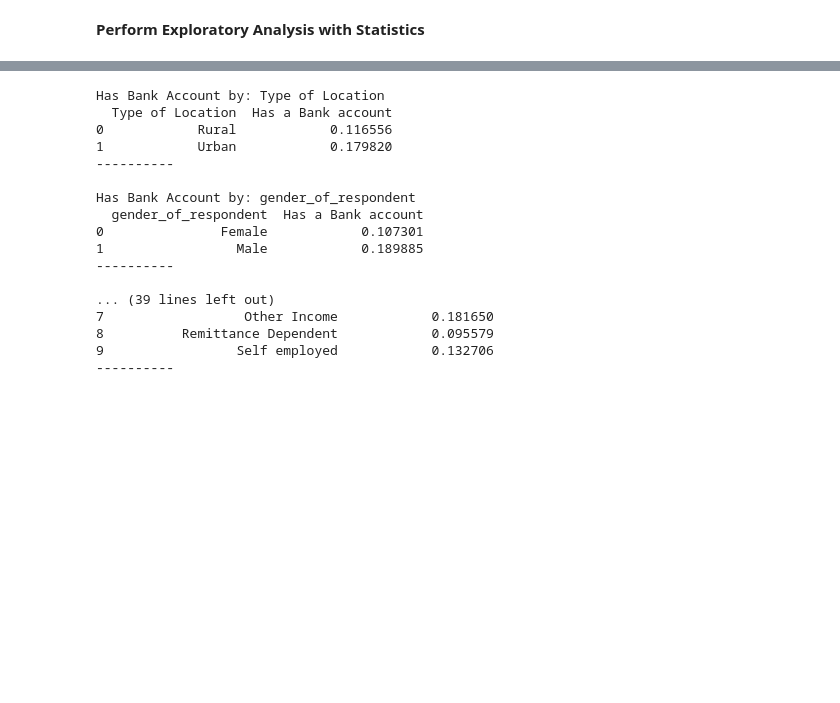
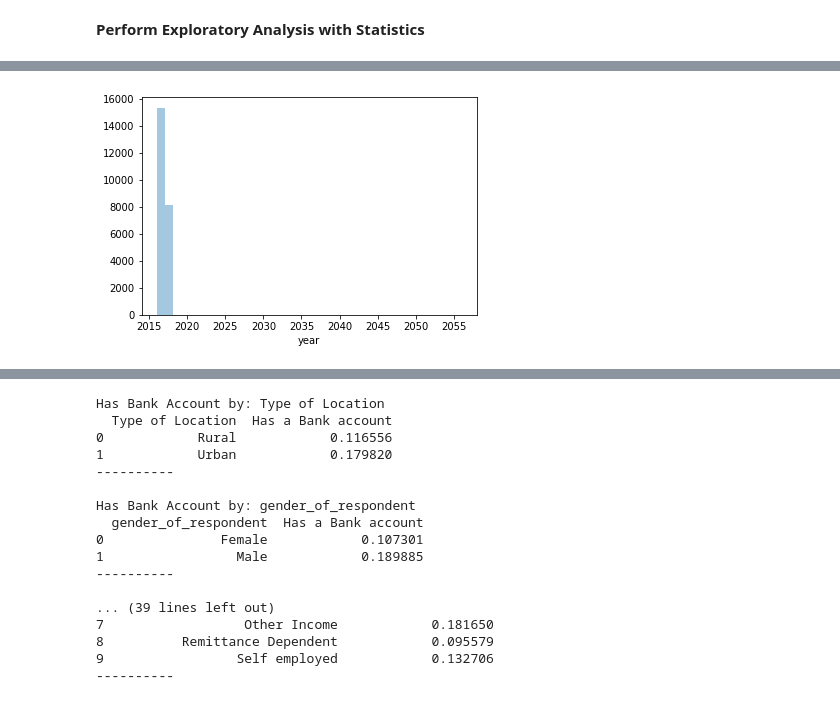
Before and after one commit to Nzaya/Bank-Account-Prediction, a Jupyter notebook: "Moringa_Data_Science_Core_W2_Independent_Project_2019_06_Sharon_Nzaya_Python_Notebook".ipynb, the cells around one changed output, grey strips where cells are left out. Cells and saved outputs as stored; diff of their text form; code cells hidden in the pictures; blank space fills up the shorter version.

```diff
--- a/"Moringa_Data_Science_Core_W2_Independent_Project_2019_06_Sharon_Nzaya_Python_Notebook".ipynb
+++ b/"Moringa_Data_Science_Core_W2_Independent_Project_2019_06_Sharon_Nzaya_Python_Notebook".ipynb
@@ -137,0 +207,4 @@ financial.shape
+# %%
+sns.distplot(financial.year.dropna(), kde=False, bins = 39);
+# %% [output]
+[figure, added]
```
Also changed, not shown: parts of 19 cells of this notebook.
